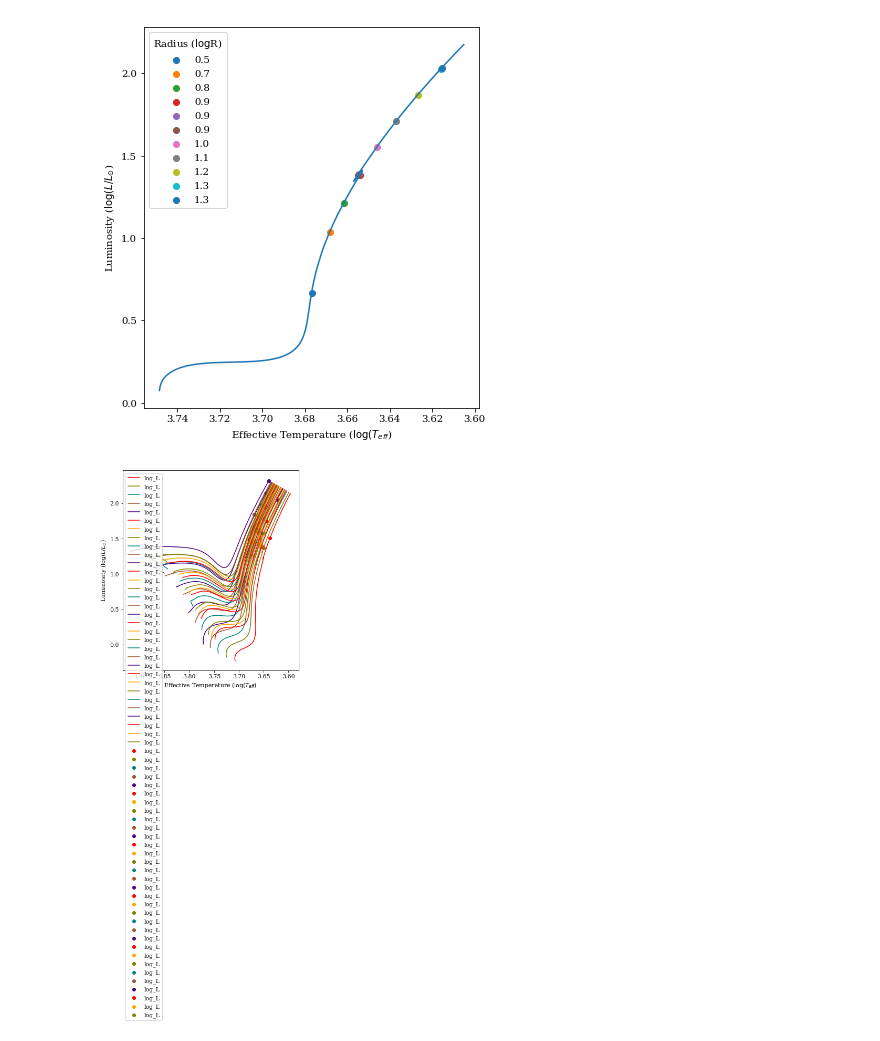
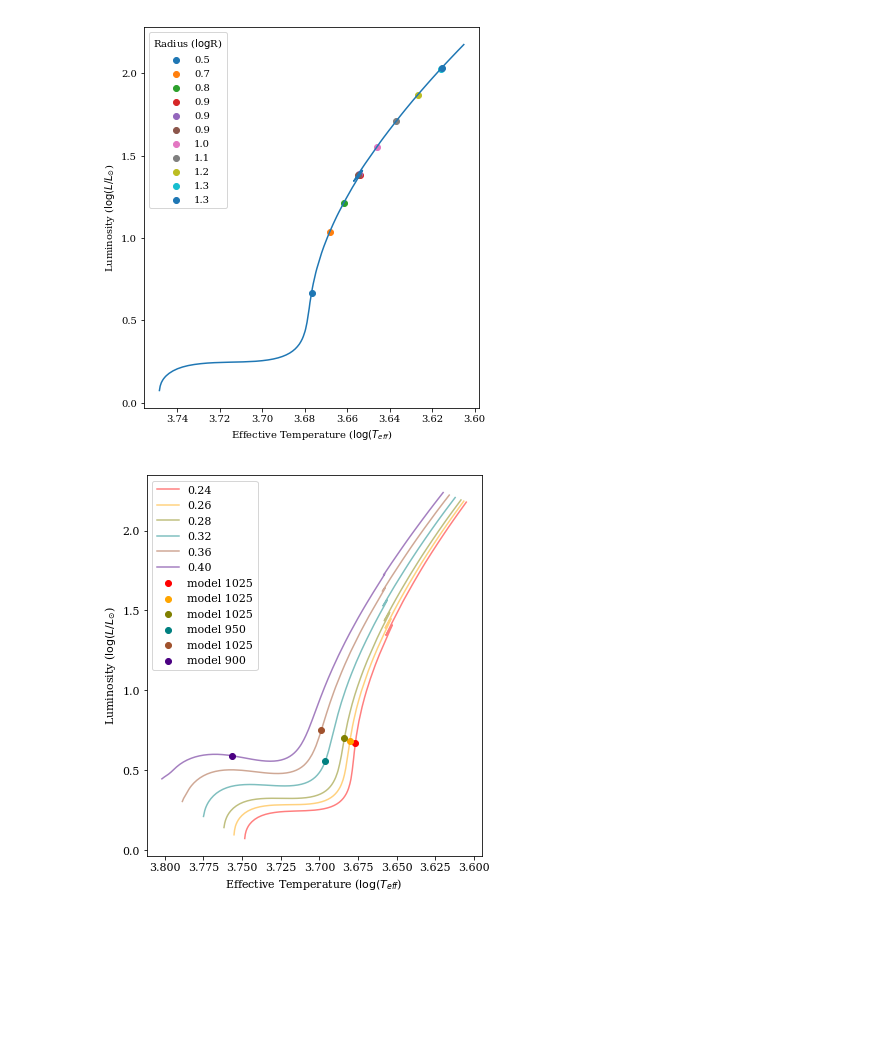
Before and after one commit to daw538/y4project, a Jupyter notebook: Dan_notebooks/mesa/mesareader.ipynb, the cells around one changed output. Cells and saved outputs as stored; diff of their text form; code cells hidden in the pictures; blank space fills up the shorter version.

```diff
--- a/Dan_notebooks/mesa/mesareader.ipynb
+++ b/Dan_notebooks/mesa/mesareader.ipynb
@@ -108,42 +108,52 @@ plt.show()
 # %%
 import os
 import glob
 #folder = "~/Documents/mesa/models/"
 #files = sorted(os.listdir('/home/daniel/Documents/mesa/models/'))
 #dfs = [pd.read_csv(folder+str(i), skiprows=5, delim_whitespace=True) for i in files]
+directory = '/home/daniel/Documents/mesa/LOGS/'
 
-folders = sorted(os.listdir('/home/daniel/Documents/mesa/LOGS/'))
-files = [glob.glob('/home/daniel/Documents/mesa/LOGS/' + i + '/*.data') for i in folders]
-profs = [glob.glob('/home/daniel/Documents/mesa/LOGS/' + i + '/*.index') for i in folders]
+folders = sorted(os.listdir(directory))
+files = [glob.glob(directory + i + '/*.data') for i in folders]
+profs = [glob.glob(directory + i + '/*.index') for i in folders]
 import itertools
 colours = itertools.cycle(('r', 'orange', 'olive', 'teal', 'sienna', 'indigo'))#, 'black'))
 ## Need to develop tool for taking Y values and masses and allocating colours/linestyles (to-do)
 
+Y = 0.24
+M = 1.0
+
+
+
 plt.figure(1, figsize=(6,7))
 for i,j in zip(files, profs):
-    colour = next(colours)
+
+
     df = pd.read_csv(i[0], skiprows=5, delim_whitespace=True)
     df = df.loc[(df.he_core_mass != 0.0)]
     dg = pd.read_csv(j[0], skiprows=1,
                   names=['model', 'priority', 'profile'], delim_whitespace=True)
-    dg = dg.loc[(dg.priority == 1) & (dg.profile == 7)]['model']
+    dg = dg.loc[(dg.priority == 1) & (dg.profile == 4)]['model']
     pt = dg.values
     if not pt:
         continue
     else:
-        plt.scatter(df.loc[(df.model_number == int(pt))]['log_Teff'],
-                df.loc[(df.model_number == int(pt))]['log_L'], c=colour)
+        if str(i[0][42:45]) == str(M):
+            colour = next(colours)
+            label = 'model '+str(int(pt))
+            plt.scatter(df.loc[(df.model_number == int(pt))]['log_Teff'],
+                    df.loc[(df.model_number == int(pt))]['log_L'], c=colour, label=label)
+            label = str(i[0][47:51])
+            #label = str(i[0][42:45])
+            plt.plot(df['log_Teff'], df['log_L'], c=colour, zorder=0,
+                     alpha=0.5, label=label)
 
-    plt.plot(df['log_Teff'], df['log_L'], c=colour)
-    #plt.scatter(df.loc[(df.model_number == 1500)]['log_Teff'],
-    #            df.loc[(df.model_number == 1500)]['log_L'], marker='x')
-    #plt.scatter(df.loc[(np.abs(df['log_R']-0.85) < 0.01)]['log_Teff'],
-    #            df.loc[(np.abs(df['log_R']-0.85) < 0.01)]['log_L'], alpha=0.5)
+
 plt.gca().invert_xaxis()
 plt.xlabel(r'Effective Temperature ($\log(T_{eff}$)')
 plt.ylabel(r'Luminosity ($\log(L/L_{\odot}$)')
 #plt.legend(['0.24', '0.26', '0.28', '0.32', '0.36', '0.40'], title=r'$Y_{init}$')
 plt.legend()
 plt.show()
 # %% [output]
-[figure, old version]
+[figure, new version]
```
Also changed, not shown: 1 other file.
